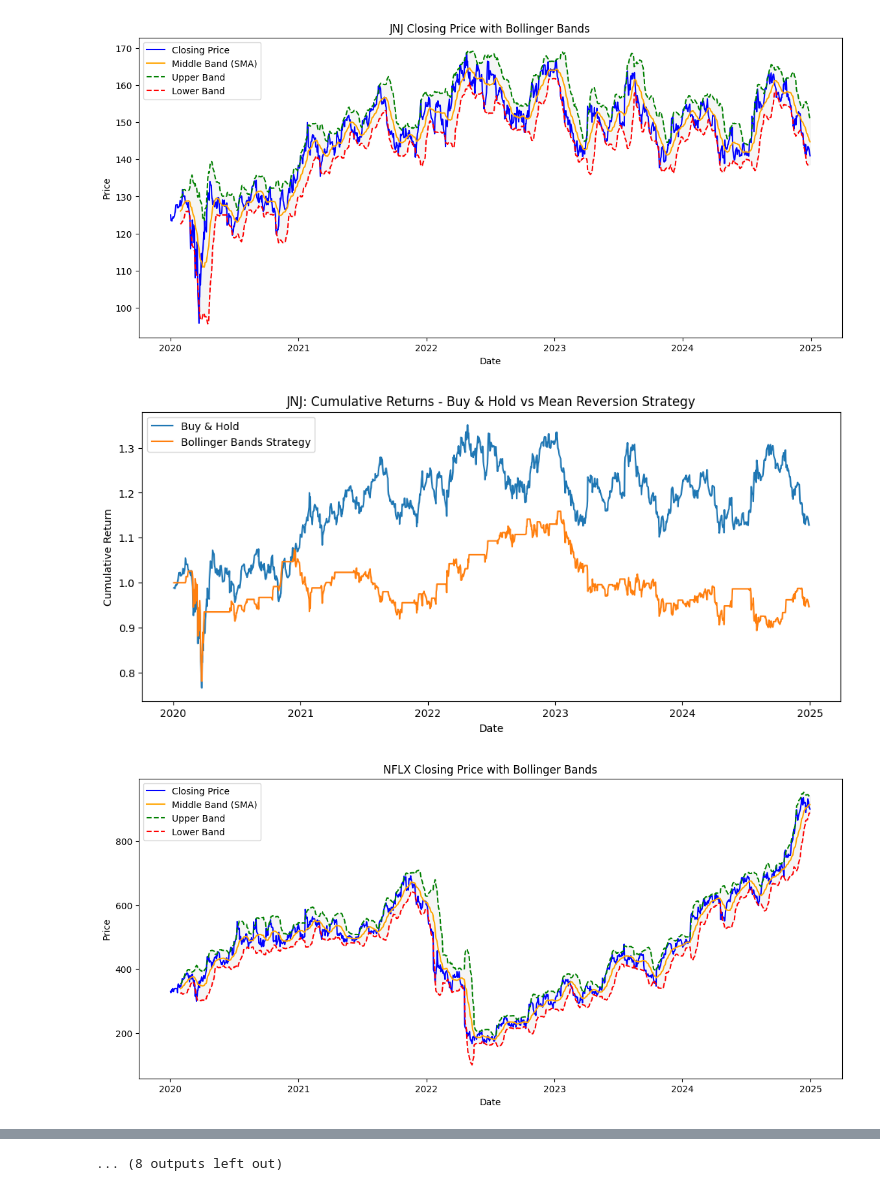
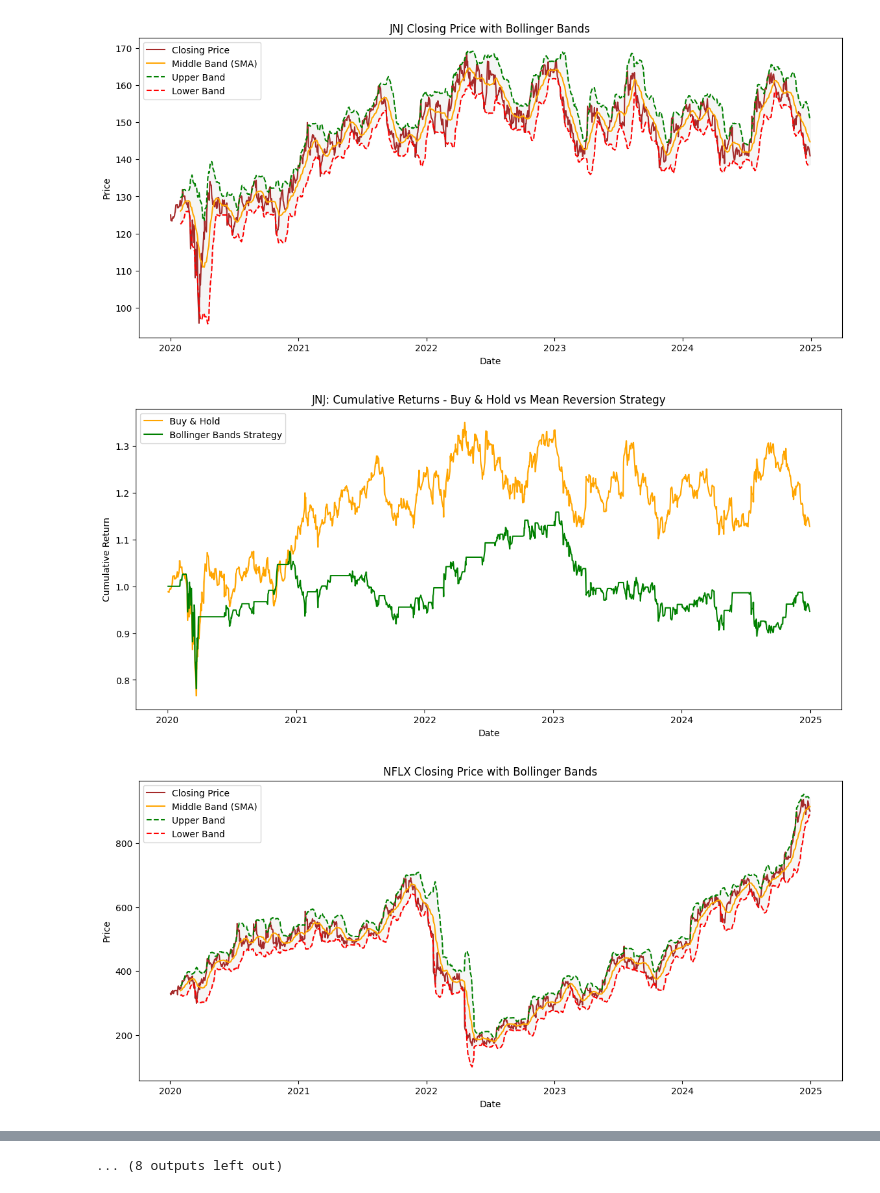
Before and after one commit to Imperial-Business-School/python-for-finance-adyachetiya, a Jupyter notebook: PythonIndividualAssignment.ipynb, the cells around one changed output, grey strips where cells are left out. Drawn from its saved outputs; the diff is of its cells as text; code cells hidden in the pictures.

```diff
--- a/PythonIndividualAssignment.ipynb
+++ b/PythonIndividualAssignment.ipynb
@@ -54,0 +42,7 @@ dtype: int64
+# %%
+#check for missing values
+print(df.isnull().sum())
+
+#displaying clean data
+print(df.isnull().sum())
+df_clean = df.copy()
@@ -87,29 +121,28 @@ Date
 # %%
-import pandas as pd
 import numpy as np
-import matplotlib.pyplot as plt
 
-# Assuming df_clean contains your 10 stocks' closing prices (columns = ticker symbols)
+#assuming df_clean contains 10 stocks' closing prices
 
 results = {}
 
+#for loop to prepare individual dataframes with consistent 'Close' column
 for stocks in df_clean.columns:
     df = pd.DataFrame(df_clean[stocks])
     df.rename(columns={stocks: 'Close'}, inplace=True)
 
-    # 1. Calculate Bollinger Bands (20-day SMA, ±2 std)
+    #calculating Bollinger Bands (20-day SMA, +/- 2 std)
     window = 20
     df['SMA'] = df['Close'].rolling(window).mean()
     df['STD'] = df['Close'].rolling(window).std()
     df['Upper'] = df['SMA'] + 2 * df['STD']
     df['Lower'] = df['SMA'] - 2 * df['STD']
 
-    # 2. Generate Entry Signals
+    #generating Entry Signals
     df['Signal'] = 0
     df.loc[df['Close'] < df['Lower'], 'Signal'] = 1    # Buy signal
     df.loc[df['Close'] > df['Upper'], 'Signal'] = -1   # Sell signal
 
-   # 3. Generate Exit Signals & Track Position
+    #generating Exit Signals & Track Position
     df['Position'] = 0  # 1 for long, -1 for short, 0 for out
     position = 0
     for i in range(1, len(df)):
@@ -119,29 +152,29 @@ for stocks in df_clean.columns:
             elif df['Signal'].iloc[i] == -1:
                 position = -1  # Enter short
         elif position == 1:
-            # Exit Buy Position when price rises back to (or above) the SMA
+            #exit Buy Position when price rises back to (or above) the SMA
             if df['Close'].iloc[i] >= df['SMA'].iloc[i]:
                 position = 0
         elif position == -1:
-            # Exit Sell Position when price falls back to (or below) the SMA
+            #exit Sell Position when price falls back to (or below) the SMA
             if df['Close'].iloc[i] <= df['SMA'].iloc[i]:
                 position = 0
         df.iloc[i, df.columns.get_loc('Position')] = position
 
-    # 4. Calculate daily returns and strategy returns
+    #calculating daily returns and strategy returns
     df['Returns'] = df['Close'].pct_change()
     df['Strategy'] = df['Position'].shift(1) * df['Returns']
 
-    # 5. Cumulative returns for both strategies
+    #cumulative returns for both strategies
     df['BuyHold'] = (1 + df['Returns']).cumprod()
     df['StratCum'] = (1 + df['Strategy']).cumprod()
 
-    # Store DataFrame in dictionary
+    #storing DataFrame in dictionary
     results[stocks] = df
 
-    # 6. Plot: Closing price and Bollinger Bands
+    #plotting Closing price and Bollinger Bands
     plt.figure(figsize=(14,6))
-    plt.plot(df.index, df['Close'], label='Closing Price', color='blue')
+    plt.plot(df.index, df['Close'], label='Closing Price', color='brown')
     plt.plot(df.index, df['SMA'], label='Middle Band (SMA)', color='orange')
     plt.plot(df.index, df['Upper'], label='Upper Band', color='green', linestyle='--')
     plt.plot(df.index, df['Lower'], label='Lower Band', color='red', linestyle='--')
@@ -152,10 +185,10 @@ for stocks in df_clean.columns:
     plt.legend(loc='best')
     plt.show()
 
-    # 7. Plot: Cumulative returns of Buy & Hold vs Strategy
-    plt.figure(figsize=(12,5))
-    plt.plot(df.index, df['BuyHold'], label='Buy & Hold')
-    plt.plot(df.index, df['StratCum'], label='Bollinger Bands Strategy')
+    #plotting Cumulative returns of Buy & Hold vs Strategy
+    plt.figure(figsize=(14,6))
+    plt.plot(df.index, df['BuyHold'], label='Buy & Hold', color='orange')
+    plt.plot(df.index, df['StratCum'], label='Bollinger Bands Strategy', color='green')
     plt.title(f"{stocks}: Cumulative Returns - Buy & Hold vs Mean Reversion Strategy")
     plt.xlabel('Date')
     plt.ylabel('Cumulative Return')
@@ -171,3 +204,3 @@ for stocks in df_clean.columns:
-[figure, old version]
+[figure, new version]
-[figure, old version]
+[figure, new version]
-[figure, old version]
+[figure, new version]
```
Also changed, not shown: parts of 22 cells of this notebook.
